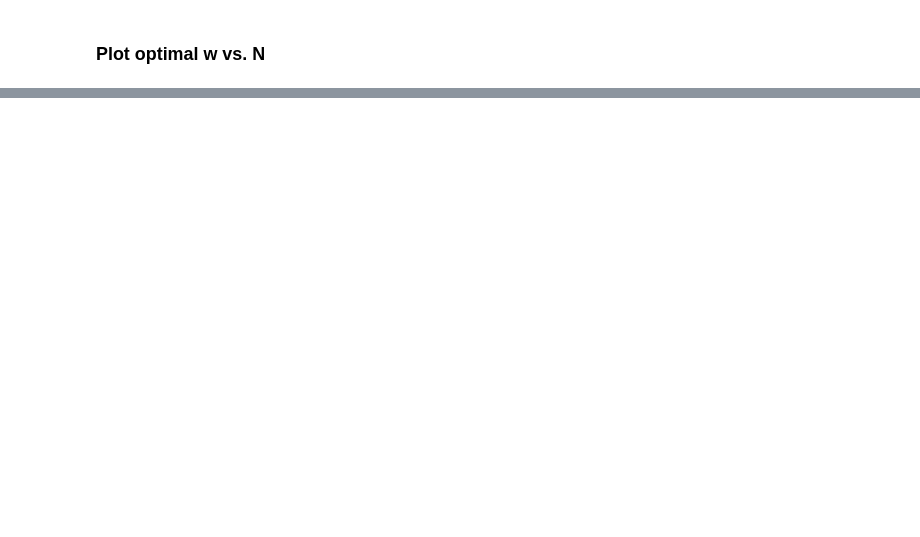
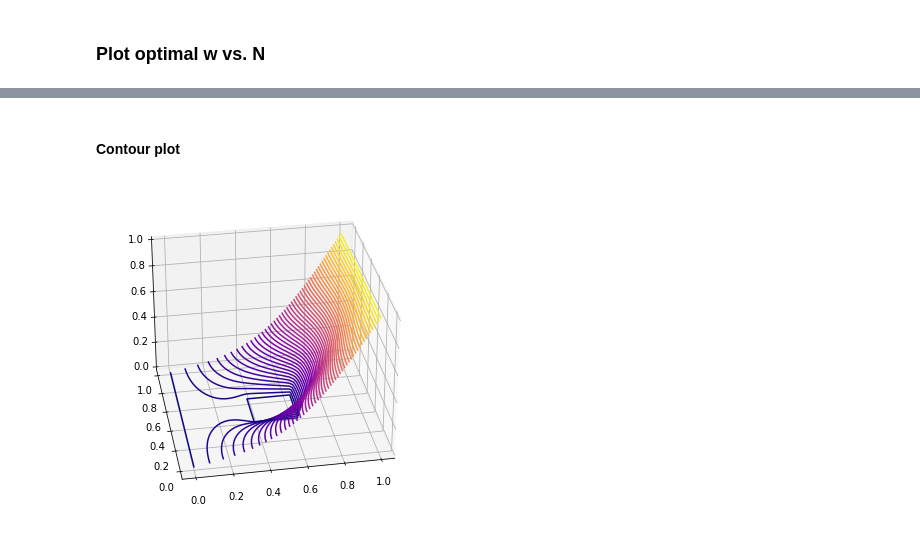
Before and after one commit to Alex-notmyname/MSC-Computational-Science, a Jupyter notebook: Scientific_Computing/Set 1 report/Exercise_1_3.ipynb, the cells around one changed output, grey strips where cells are left out. Cells and saved outputs as stored; diff of their text form; code cells hidden in the pictures; blank space fills up the shorter version.

```diff
--- a/Scientific_Computing/Set 1 report/Exercise_1_3.ipynb
+++ b/Scientific_Computing/Set 1 report/Exercise_1_3.ipynb
@@ -379,0 +458,13 @@ plt.show()
+# %% [markdown]
+#### Contour plot
+# %%
+axt = plt.axes(projection='3d')
+
+x = np.linspace(0, 1, 50)
+y = np.linspace(0, 1, 50)
+X, Y = np.meshgrid(x, y)
+
+axt.contour3D(X, Y, c_store_s_s[106, :, :], 50, cmap='plasma')
+axt.view_init(30, -100)
+# %% [output]
+[figure, added]
```
Also changed, not shown: parts of 15 cells of this notebook.
